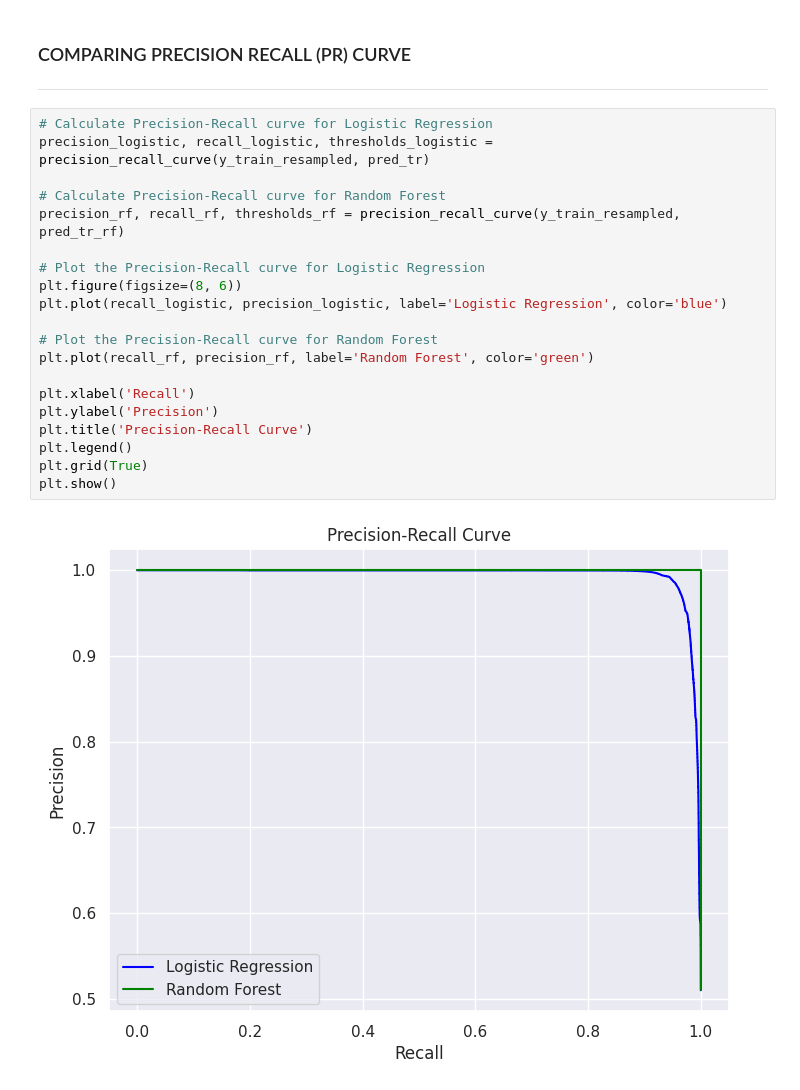
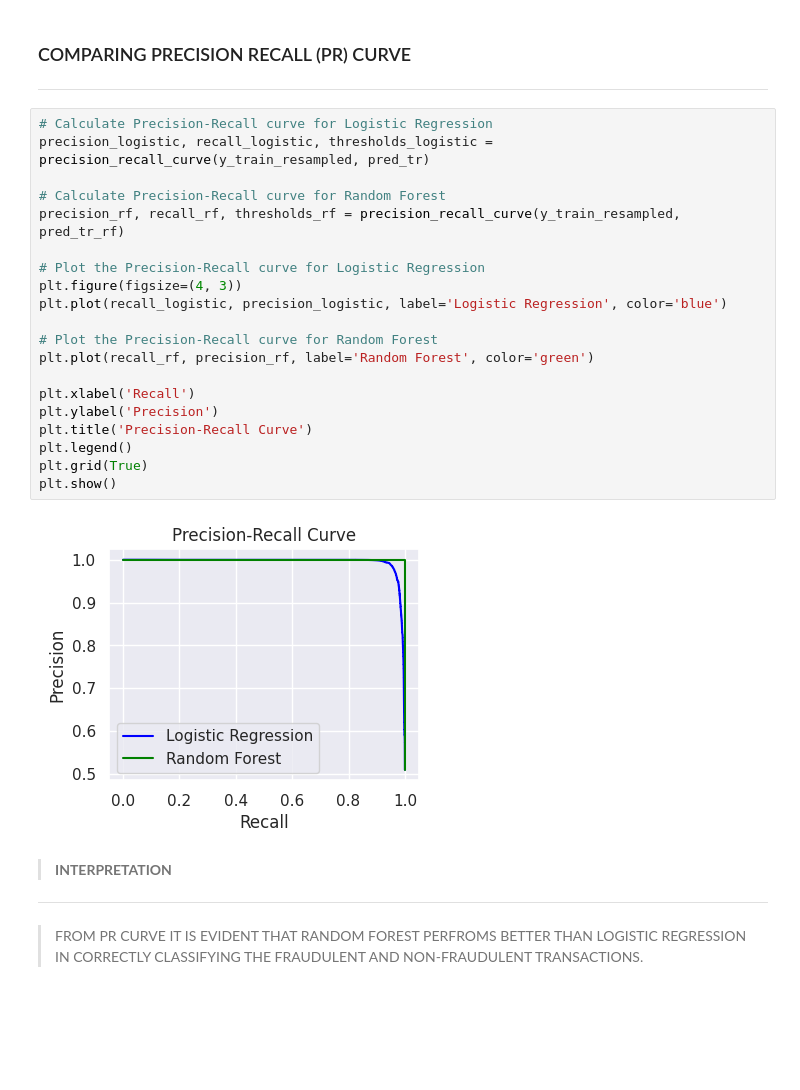
Before and after one commit to SHUBHR1005/CODSOFT-PROJECTS, a Jupyter notebook: CREDIT_CARD_FRAUD_DETECTION.ipynb, the cells around one changed output. Drawn from its saved outputs; the diff is of its cells as text; blank space fills up the shorter version.

```diff
--- a/CREDIT_CARD_FRAUD_DETECTION.ipynb
+++ b/CREDIT_CARD_FRAUD_DETECTION.ipynb
@@ -525,22 +525,28 @@ plt.show()
 # %%
 # Calculate Precision-Recall curve for Logistic Regression
 precision_logistic, recall_logistic, thresholds_logistic = precision_recall_curve(y_train_resampled, pred_tr)
 
 # Calculate Precision-Recall curve for Random Forest
 precision_rf, recall_rf, thresholds_rf = precision_recall_curve(y_train_resampled, pred_tr_rf)
 
 # Plot the Precision-Recall curve for Logistic Regression
-plt.figure(figsize=(8, 6))
+plt.figure(figsize=(4, 3))
 plt.plot(recall_logistic, precision_logistic, label='Logistic Regression', color='blue')
 
 # Plot the Precision-Recall curve for Random Forest
 plt.plot(recall_rf, precision_rf, label='Random Forest', color='green')
 
 plt.xlabel('Recall')
 plt.ylabel('Precision')
 plt.title('Precision-Recall Curve')
 plt.legend()
 plt.grid(True)
 plt.show()
 # %% [output]
-[figure, old version]
+[figure, new version]
+# %% [markdown]
+> **INTERPRETATION**
+
+---
+
+> FROM PR CURVE IT IS EVIDENT THAT RANDOM FOREST PERFROMS BETTER THAN LOGISTIC REGRESSION IN CORRECTLY CLASSIFYING THE FRAUDULENT AND NON-FRAUDULENT TRANSACTIONS.
```
